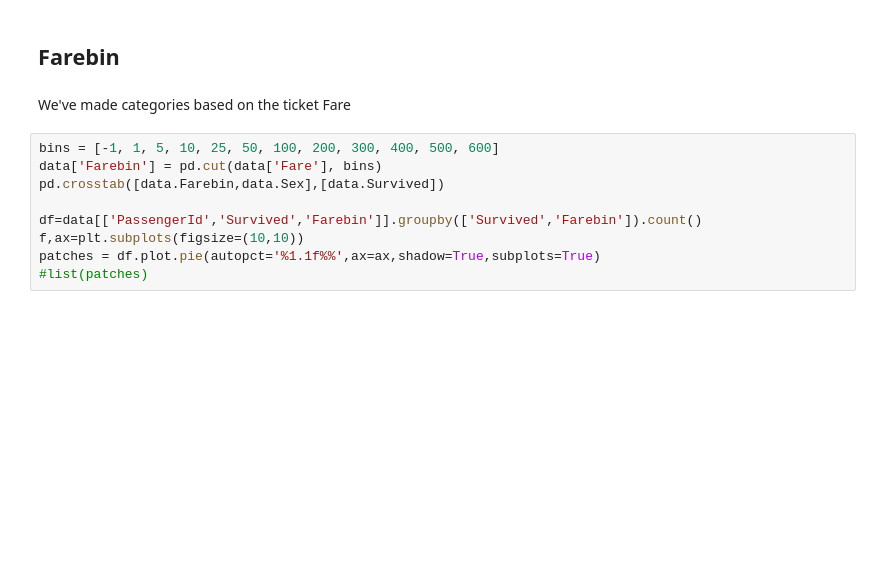
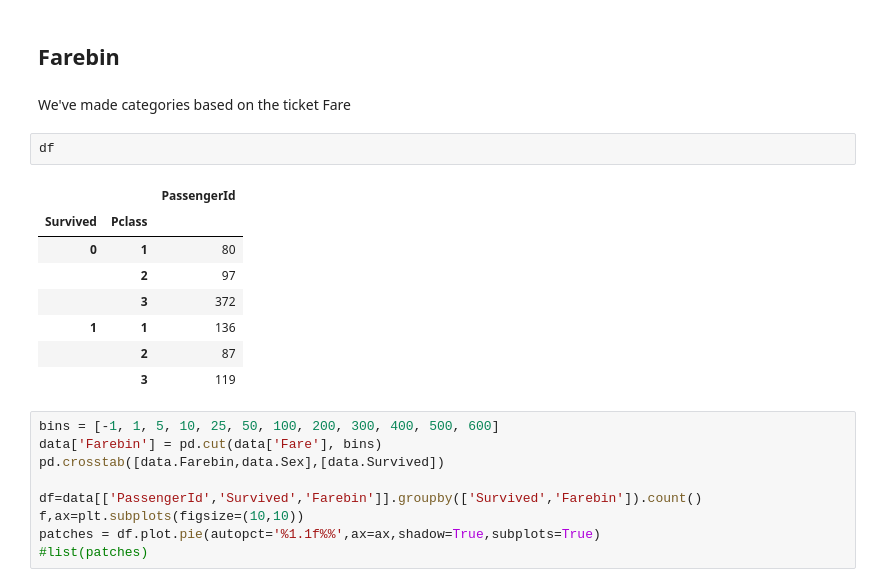
Before and after one commit to rymlaabiyad/ML_titanic, a Jupyter notebook: ML_Titanic.ipynb, the cells around one changed output. Cells and saved outputs as stored; diff of their text form; blank space fills up the shorter version.

```diff
--- a/ML_Titanic.ipynb
+++ b/ML_Titanic.ipynb
@@ -622,6 +622,17 @@ data_test['S'] = emb_test['S']
 ## Farebin <a class="anchor" id="f3.3"></a>
 # %% [markdown]
 We've made categories based on the ticket Fare
+# %%
+df
+# %% [output]
+|  |  | PassengerId |
+| Survived | Pclass |  |
+| 0 | 1 | 80 |
+|  | 2 | 97 |
+|  | 3 | 372 |
+| 1 | 1 | 136 |
+|  | 2 | 87 |
+|  | 3 | 119 |
 # %%
 bins = [-1, 1, 5, 10, 25, 50, 100, 200, 300, 400, 500, 600]
 data['Farebin'] = pd.cut(data['Fare'], bins)
```
Also changed, not shown: parts of 13 cells of this notebook, 2 other files.
